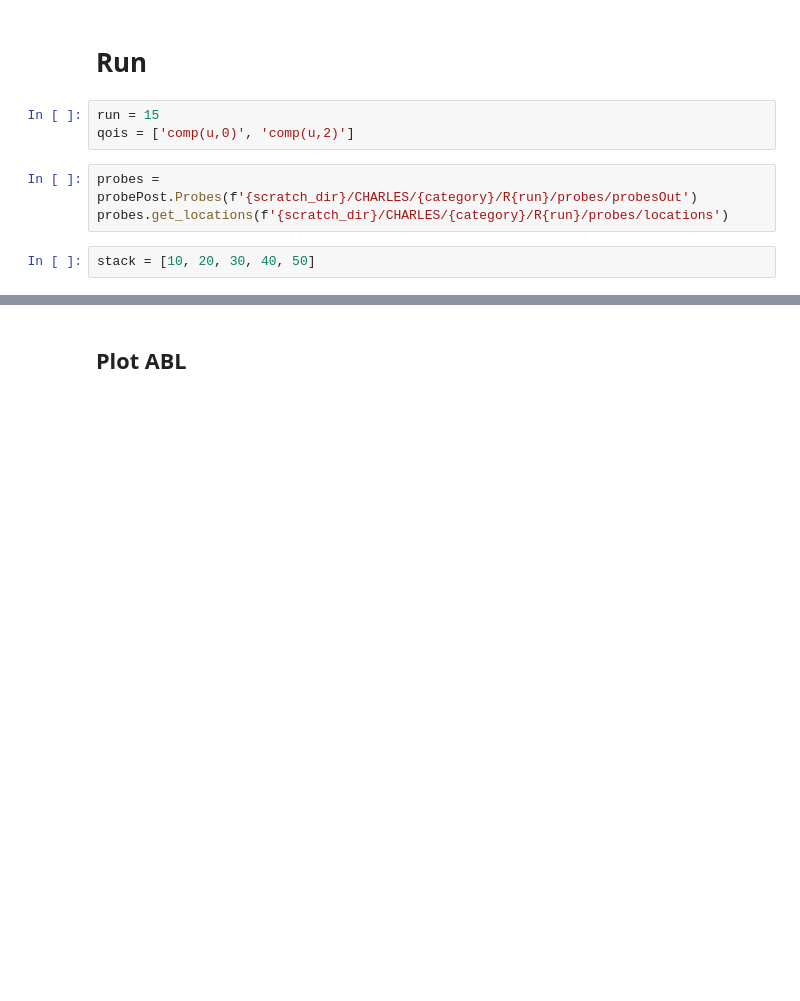
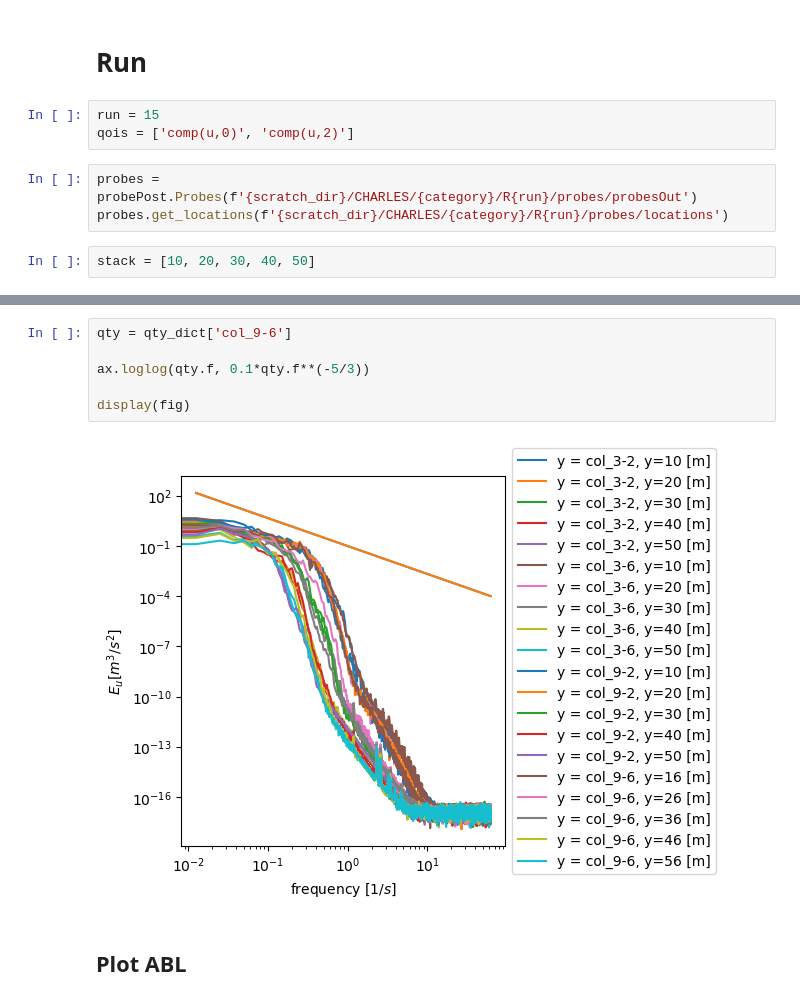
Before and after one commit to nbachand/city_block_cfd, a Jupyter notebook: LESResults.ipynb, the cells around one changed output, grey strips where cells are left out. Drawn from its saved outputs; the diff is of its cells as text; blank space fills up the shorter version.

```diff
--- a/LESResults.ipynb
+++ b/LESResults.ipynb
@@ -109,3 +90,11 @@ processing data took 5 seconds
+# %%
+qty = qty_dict['col_9-6']
+
+ax.loglog(qty.f, 0.1*qty.f**(-5/3))
+
+display(fig)
+# %% [output]
+[figure, added]
 # %% [markdown]
 ## Plot ABL
 # %%
```
Also changed, not shown: parts of 5 cells of this notebook, 1 other file.
